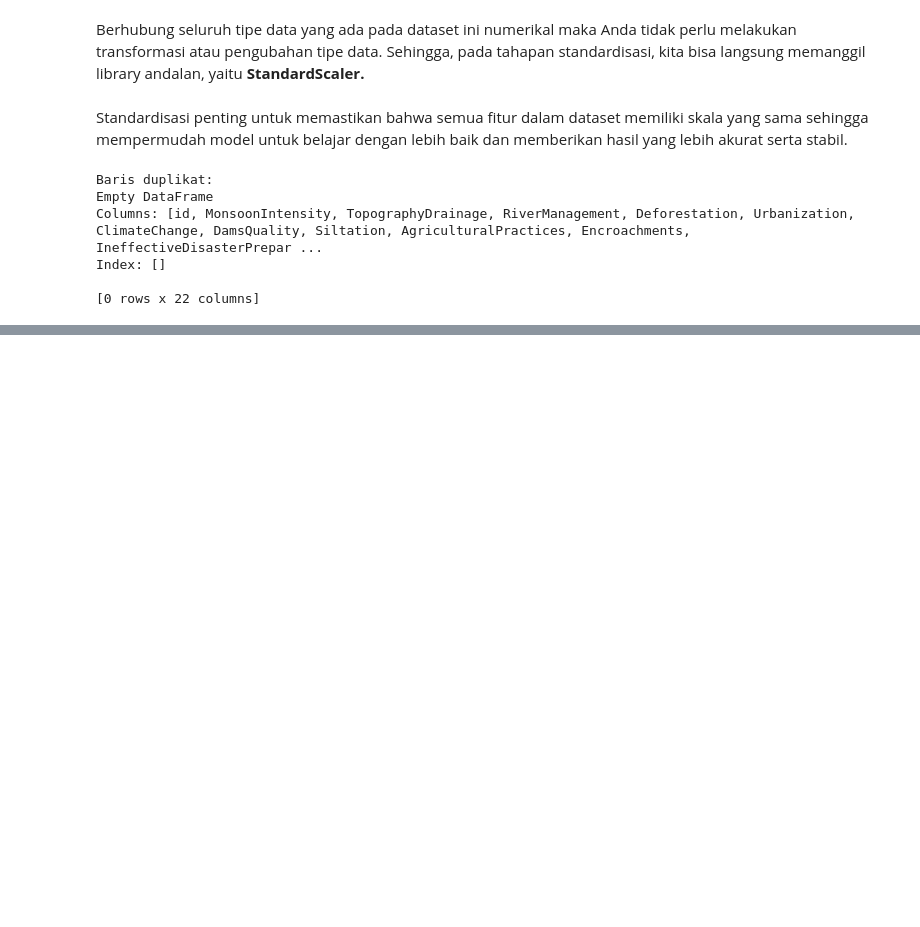
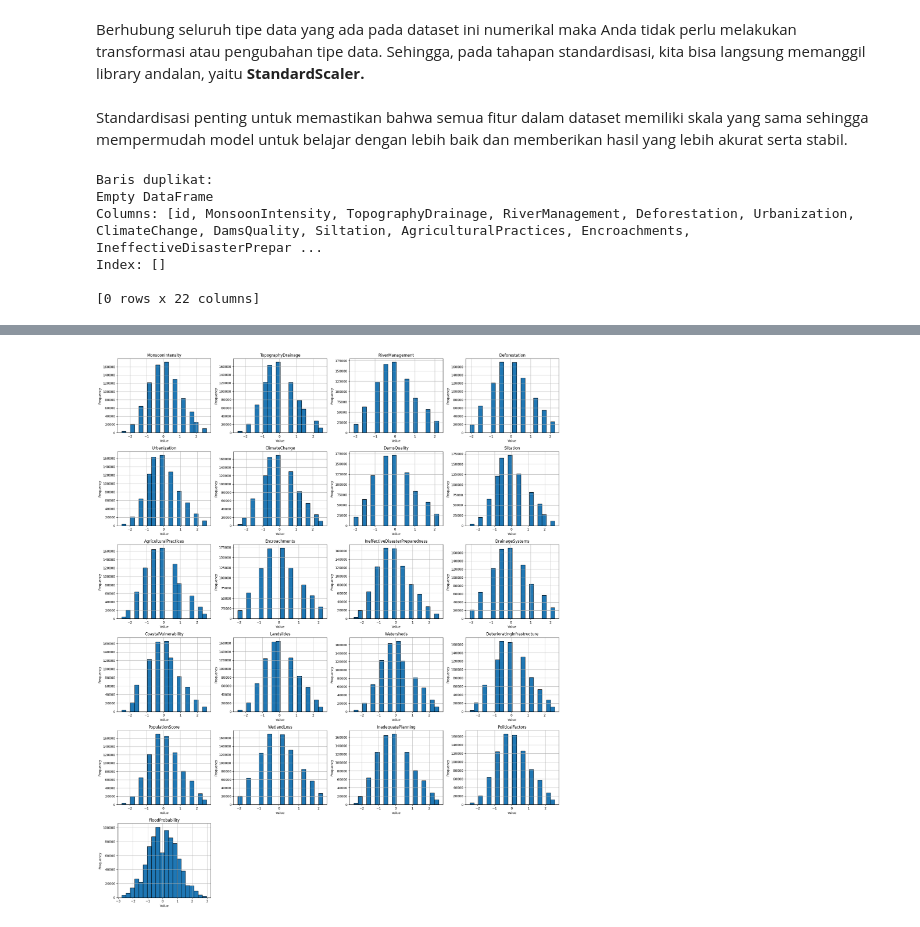
Before and after one commit to Luseat/dicoding_task_project_regession, a Jupyter notebook: dicoding_task_project_regression.ipynb, the cells around one changed output, grey strips where cells are left out. Drawn from its saved outputs; the diff is of its cells as text; code cells hidden in the pictures; blank space fills up the shorter version.

```diff
--- a/dicoding_task_project_regression.ipynb
+++ b/dicoding_task_project_regression.ipynb
@@ -173,0 +189,36 @@ Index: []
+# %%
+# Menghitung jumlah variabel
+num_vars = df.shape[1]
+
+
+# Menentukan jumlah baris dan kolom untuk grid subplot
+n_cols = 4 # Jumlah kolom yang diinginkan
+n_rows = -(-num_vars // n_cols) # Ceiling division untuk menentukan jumlah baris
+
+
+# membuat suplot
+fig, axes = plt.subplots(n_rows, n_cols, figsize=(20, n_rows * 4))
+
+
+# Flatten axes array untuk memudahkan iterasi jika diperlukan
+axes = axes.flatten()
+
+
+# Plot setiap variabel
+for i, column in enumerate(df.drop(columns=["id"]).columns):
+  df[column].hist(ax=axes[i], bins= 20, edgecolor='black')
+  axes[i].set_title(column)
+  axes[i].set_xlabel('Value')
+  axes[i].set_ylabel('Frequency')
+
+
+# Menghapus subplot yang tidak terpakai (jika ada)
+for j in range (i + 1, len(axes)):
+  fig.delaxes(axes[j])
+
+
+# Menyesuaikan layout agar lebih rapi
+plt.tight_layout()
+plt.show()
+# %% [output]
+[figure, added]
```
Also changed, not shown: parts of 2 cells of this notebook.
